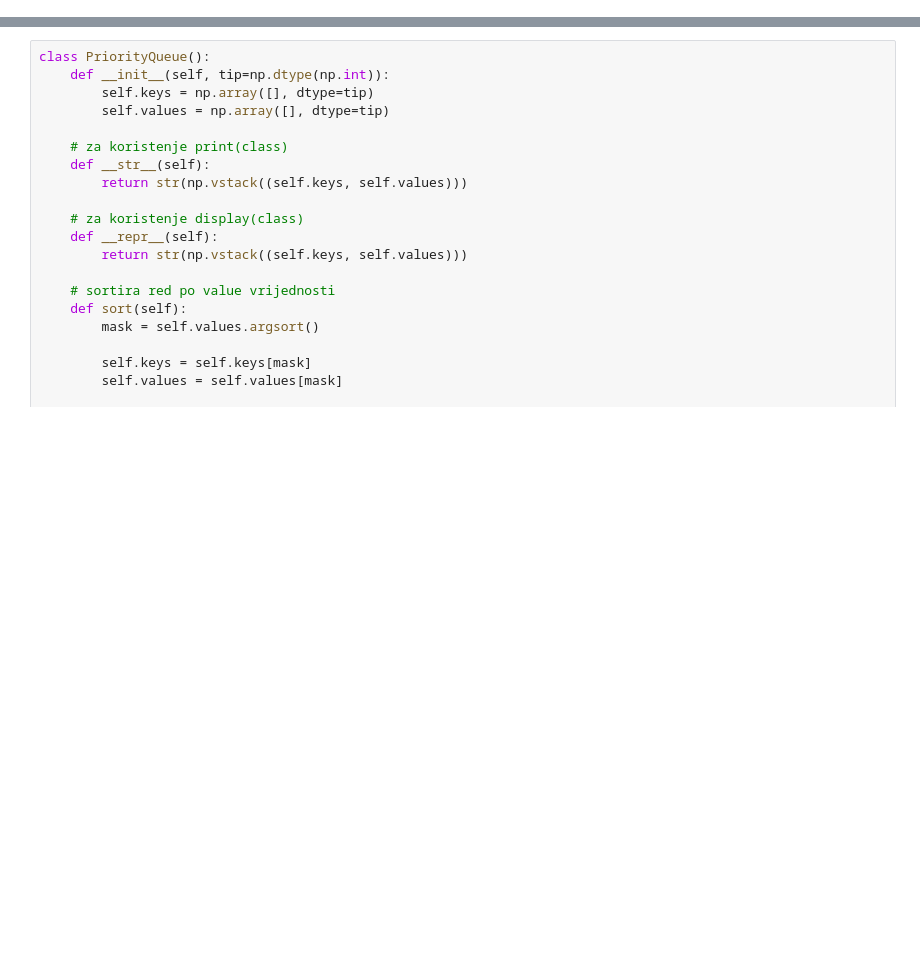
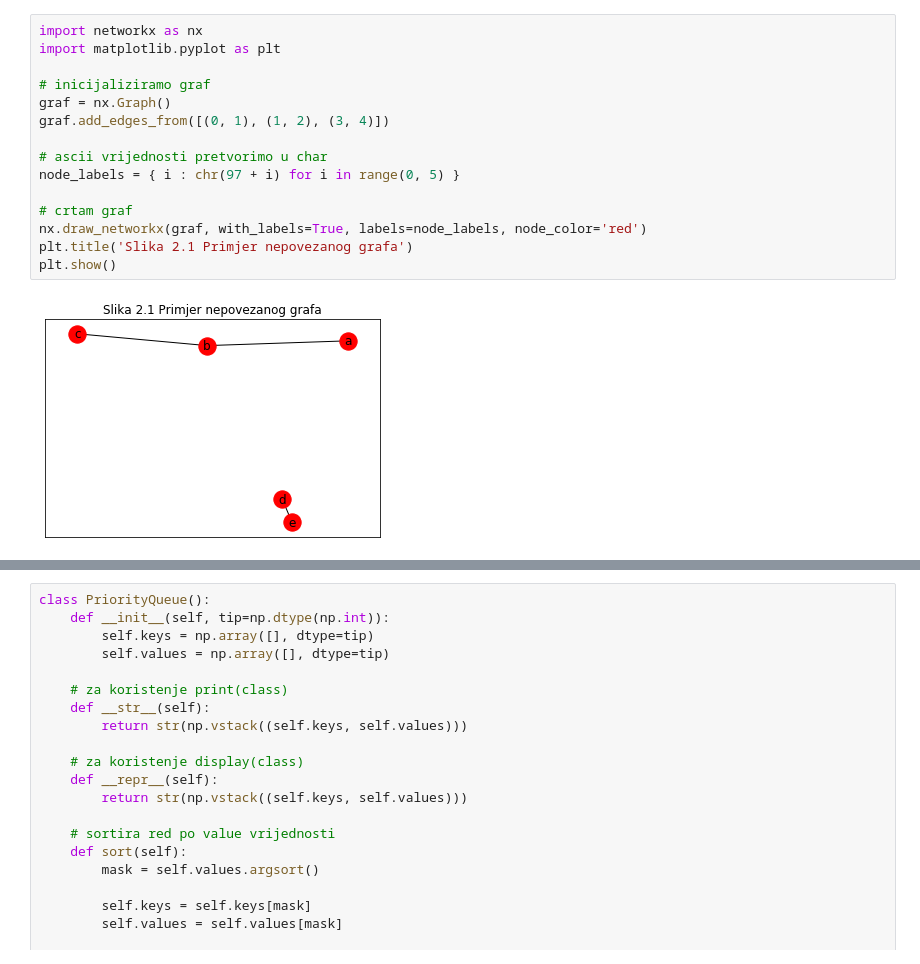
Before and after one commit to nivuckovic/matematicki-softver-esej1, a Jupyter notebook: BFS.ipynb, the cells around one changed output, grey strips where cells are left out. Cells and saved outputs as stored; diff of their text form; blank space fills up the shorter version.

```diff
--- a/BFS.ipynb
+++ b/BFS.ipynb
@@ -11,0 +96,17 @@ from IPython.display import clear_output
+# %%
+import networkx as nx
+import matplotlib.pyplot as plt
+
+# inicijaliziramo graf
+graf = nx.Graph()
+graf.add_edges_from([(0, 1), (1, 2), (3, 4)])
+
+# ascii vrijednosti pretvorimo u char
+node_labels = { i : chr(97 + i) for i in range(0, 5) }
+
+# crtam graf
+nx.draw_networkx(graf, with_labels=True, labels=node_labels, node_color='red')
+plt.title('Slika 2.1 Primjer nepovezanog grafa')
+plt.show()
+# %% [output]
+[figure, added]
```
Also changed, not shown: parts of 26 cells of this notebook.
